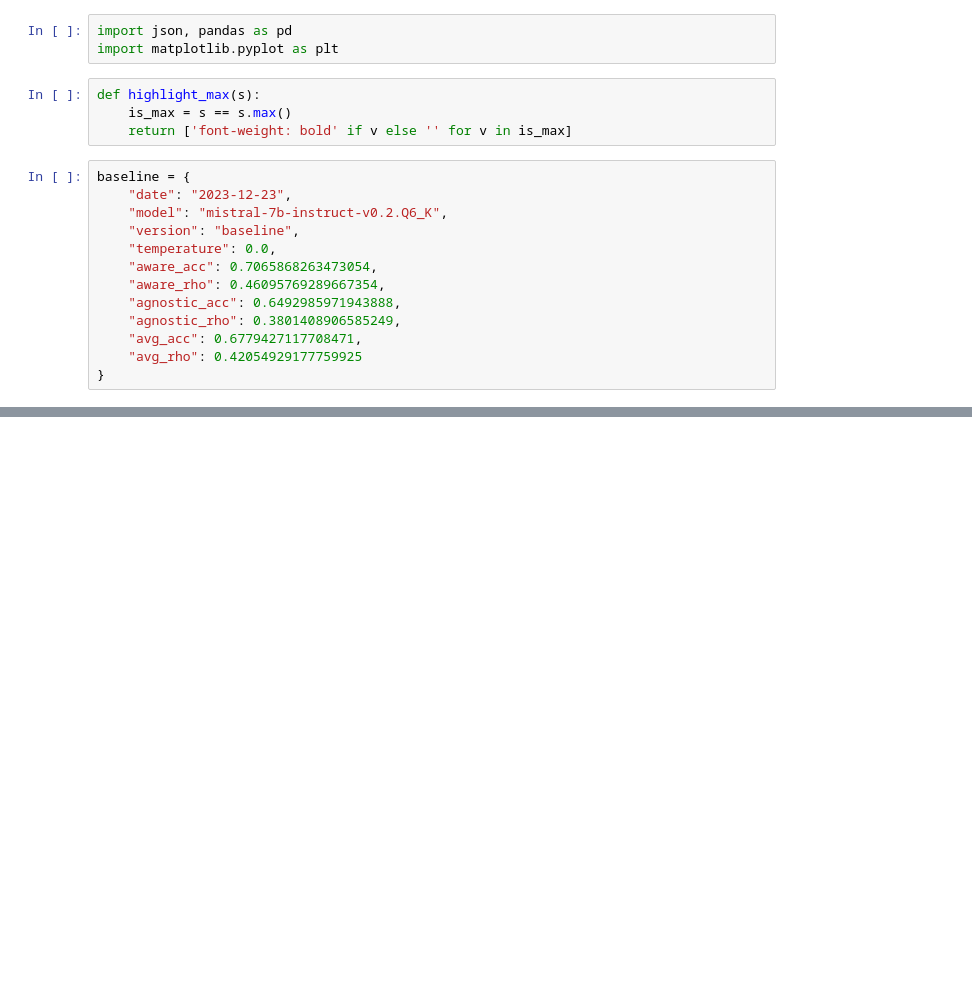
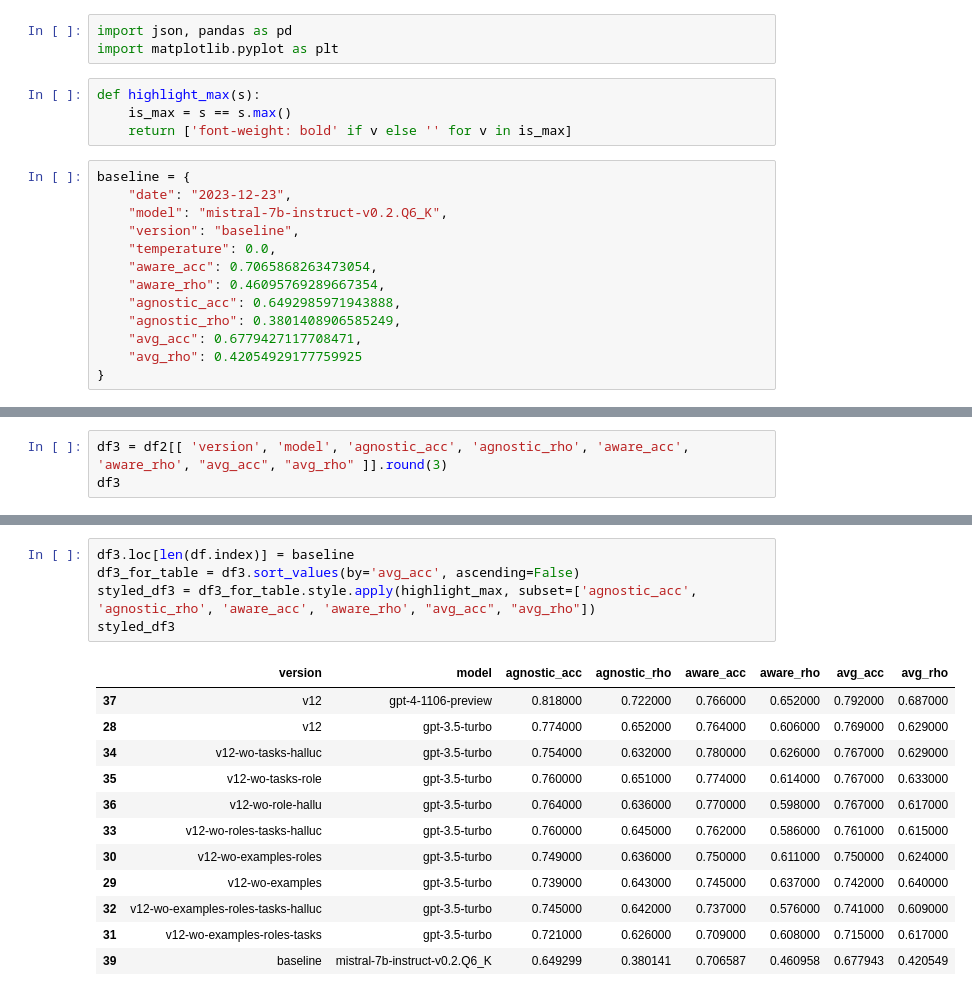
Before and after one commit to bradleypallen/shroom, a Jupyter notebook: prod/scores.ipynb, the cells around one changed output, grey strips where cells are left out. Cells and saved outputs as stored; diff of their text form; blank space fills up the shorter version.

```diff
--- a/prod/scores.ipynb
+++ b/prod/scores.ipynb
@@ -126,0 +128,3 @@ df2.describe()
+# %%
+df3 = df2[[ 'version', 'model', 'agnostic_acc', 'agnostic_rho', 'aware_acc', 'aware_rho', "avg_acc", "avg_rho" ]].round(3)
+df3
@@ -126,0 +143,18 @@ df2.describe()
+# %%
+df3.loc[len(df.index)] = baseline
+df3_for_table = df3.sort_values(by='avg_acc', ascending=False)
+styled_df3 = df3_for_table.style.apply(highlight_max, subset=['agnostic_acc', 'agnostic_rho', 'aware_acc', 'aware_rho', "avg_acc", "avg_rho"])
+styled_df3
+# %% [output]
+|  | version | model | agnostic_acc | agnostic_rho | aware_acc | aware_rho | avg_acc | avg_rho |
+| 37 | v12 | gpt-4-1106-preview | 0.818000 | 0.722000 | 0.766000 | 0.652000 | 0.792000 | 0.687000 |
+| 28 | v12 | gpt-3.5-turbo | 0.774000 | 0.652000 | 0.764000 | 0.606000 | 0.769000 | 0.629000 |
+| 34 | v12-wo-tasks-halluc | gpt-3.5-turbo | 0.754000 | 0.632000 | 0.780000 | 0.626000 | 0.767000 | 0.629000 |
+| 35 | v12-wo-tasks-role | gpt-3.5-turbo | 0.760000 | 0.651000 | 0.774000 | 0.614000 | 0.767000 | 0.633000 |
+| 36 | v12-wo-role-hallu | gpt-3.5-turbo | 0.764000 | 0.636000 | 0.770000 | 0.598000 | 0.767000 | 0.617000 |
+| 33 | v12-wo-roles-tasks-halluc | gpt-3.5-turbo | 0.760000 | 0.645000 | 0.762000 | 0.586000 | 0.761000 | 0.615000 |
+| 30 | v12-wo-examples-roles | gpt-3.5-turbo | 0.749000 | 0.636000 | 0.750000 | 0.611000 | 0.750000 | 0.624000 |
+| 29 | v12-wo-examples | gpt-3.5-turbo | 0.739000 | 0.643000 | 0.745000 | 0.637000 | 0.742000 | 0.640000 |
+| 32 | v12-wo-examples-roles-tasks-halluc | gpt-3.5-turbo | 0.745000 | 0.642000 | 0.737000 | 0.576000 | 0.741000 | 0.609000 |
+| 31 | v12-wo-examples-roles-tasks | gpt-3.5-turbo | 0.721000 | 0.626000 | 0.709000 | 0.608000 | 0.715000 | 0.617000 |
+| 39 | baseline | mistral-7b-instruct-v0.2.Q6_K | 0.649299 | 0.380141 | 0.706587 | 0.460958 | 0.677943 | 0.420549 |
```
Also changed, not shown: parts of 7 cells of this notebook, 38 other files.
